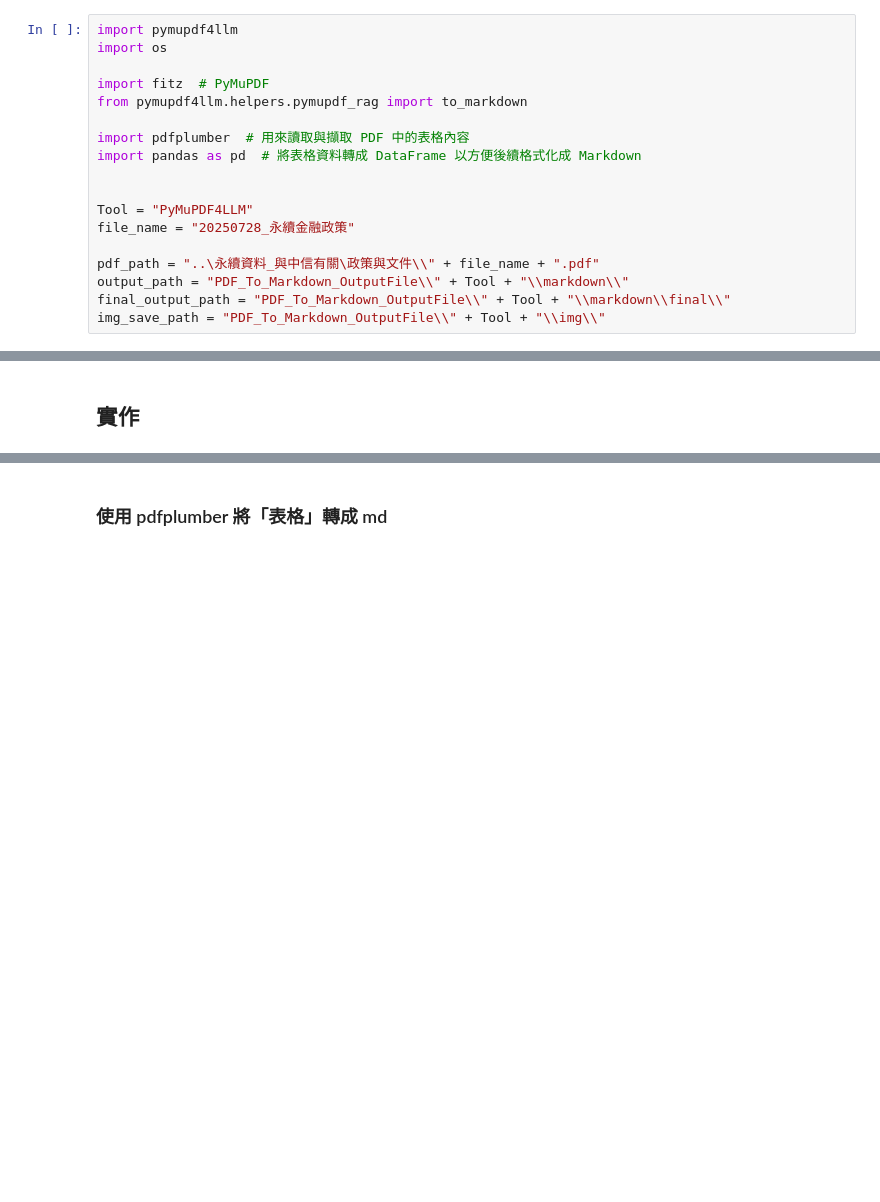
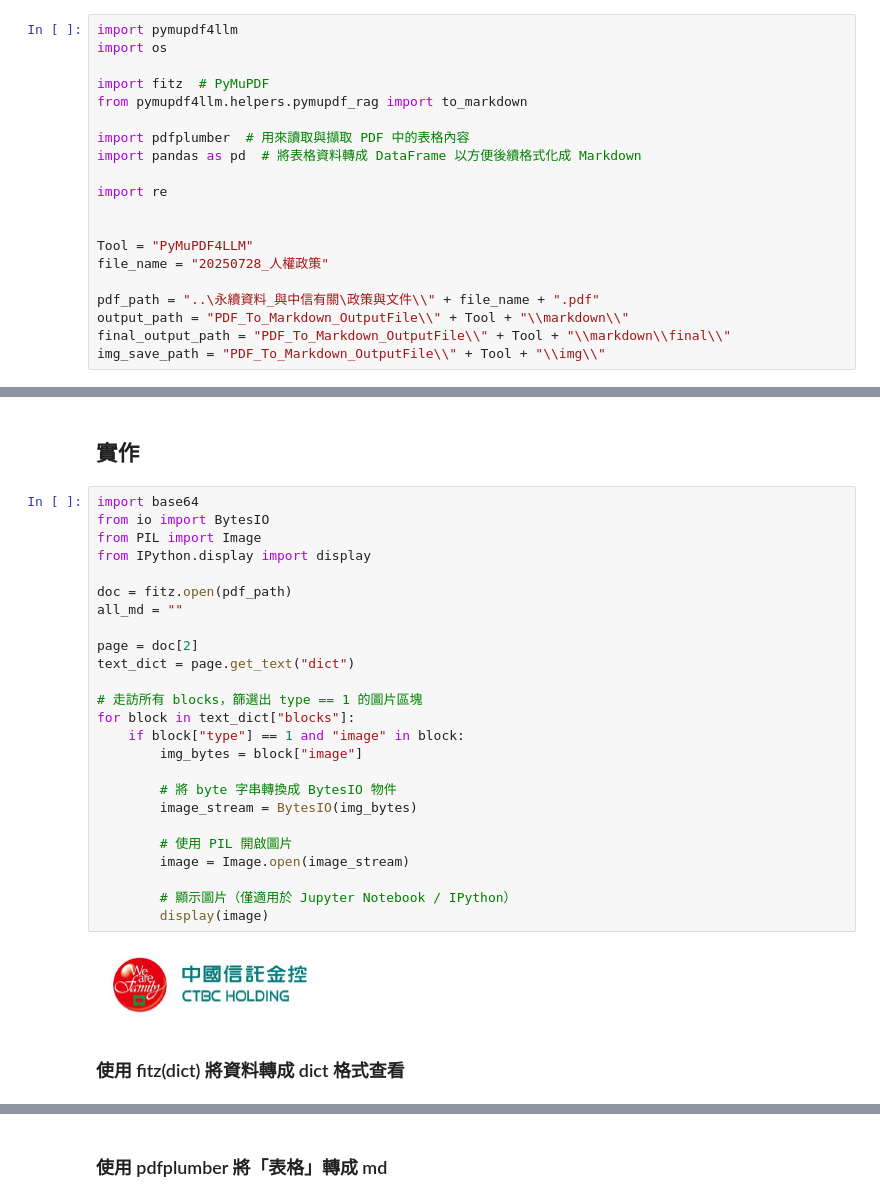
Before and after one commit to jane0520/PDF_To_Markdown, a Jupyter notebook: PDF_To_Markdown Code/PyMuPDF4LLM.ipynb, the cells around one changed output, grey strips where cells are left out. Cells and saved outputs as stored; diff of their text form; blank space fills up the shorter version.

```diff
--- a/PDF_To_Markdown Code/PyMuPDF4LLM.ipynb
+++ b/PDF_To_Markdown Code/PyMuPDF4LLM.ipynb
@@ -8,9 +8,11 @@ from pymupdf4llm.helpers.pymupdf_rag import to_markdown
 import pdfplumber  # 用來讀取與擷取 PDF 中的表格內容
 import pandas as pd  # 將表格資料轉成 DataFrame 以方便後續格式化成 Markdown
 
+import re
+
 
 Tool = "PyMuPDF4LLM"
-file_name = "20250728_永續金融政策"
+file_name = "20250728_人權政策"
 
 pdf_path = "..\永續資料_與中信有關\政策與文件\\" + file_name + ".pdf"
 output_path = "PDF_To_Markdown_OutputFile\\" + Tool + "\\markdown\\"
@@ -259,3 +195,32 @@ for page in doc:
 本政策經董事會決議通過後施行，修正時亦同。
 # %% [markdown]
 ## 實作
+# %%
+import base64
+from io import BytesIO
+from PIL import Image
+from IPython.display import display
+
+doc = fitz.open(pdf_path)
+all_md = ""
+
+page = doc[2]
+text_dict = page.get_text("dict")
+
+# 走訪所有 blocks，篩選出 type == 1 的圖片區塊
+for block in text_dict["blocks"]:
+    if block["type"] == 1 and "image" in block:
+        img_bytes = block["image"]
+
+        # 將 byte 字串轉換成 BytesIO 物件
+        image_stream = BytesIO(img_bytes)
+
+        # 使用 PIL 開啟圖片
+        image = Image.open(image_stream)
+
+        # 顯示圖片（僅適用於 Jupyter Notebook / IPython）
+        display(image)
+# %% [output]
+[figure, added]
+# %% [markdown]
+### 使用 fitz(dict) 將資料轉成 dict 格式查看
```
Also changed, not shown: parts of 4 cells of this notebook, 1 other file.
